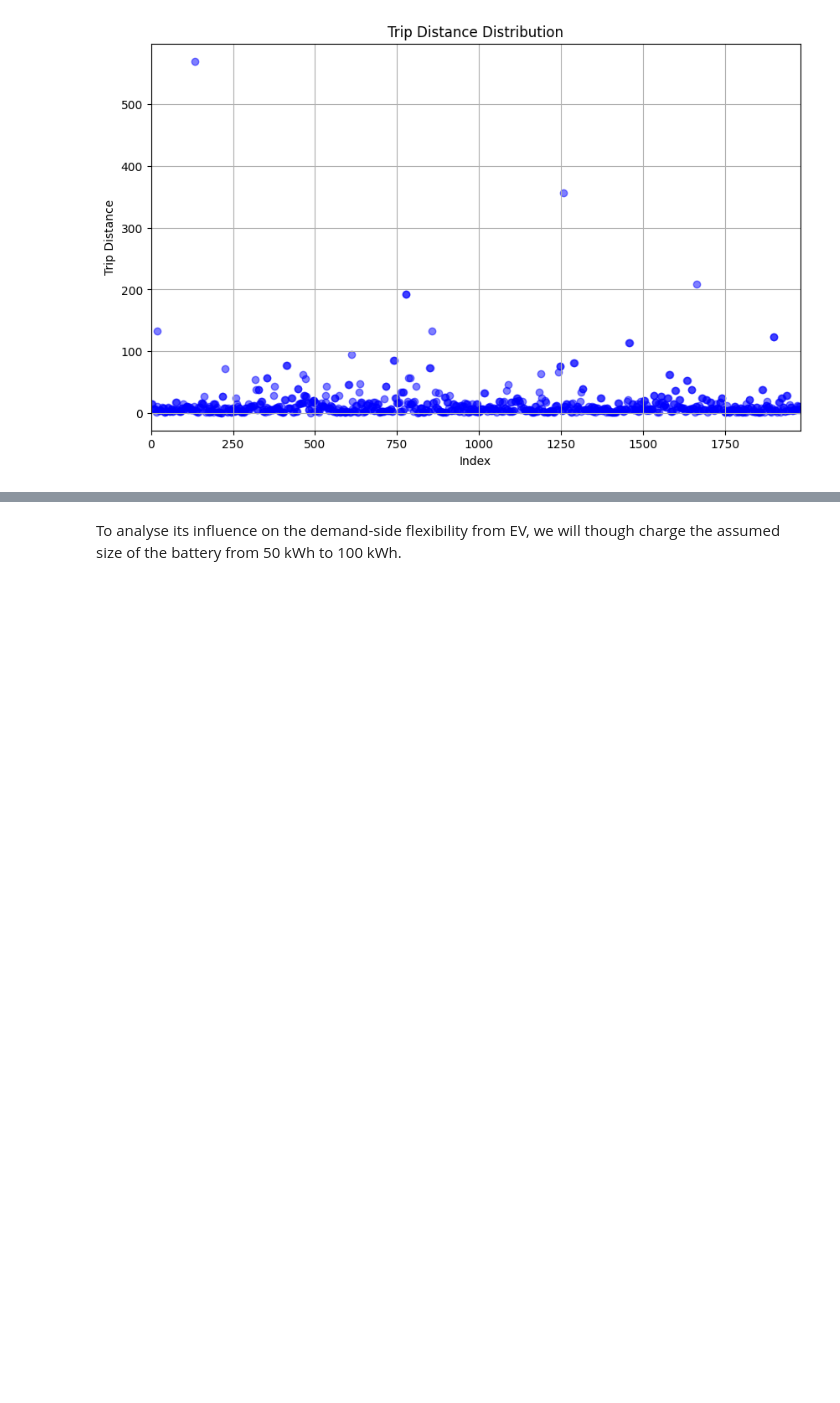
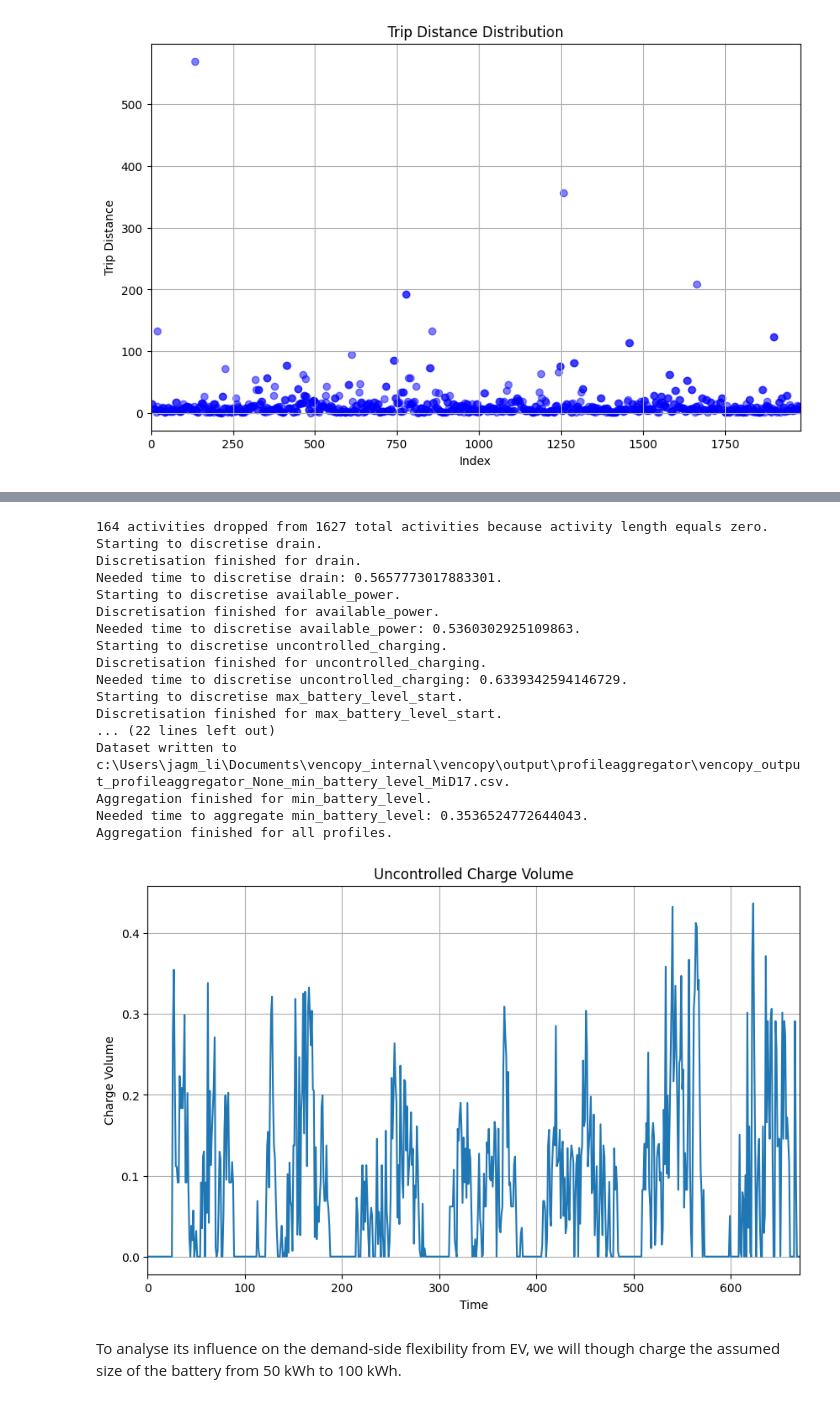
Before and after one commit to areleu/vencopy, a Jupyter notebook: tutorials/vencopy_tutorial_04.ipynb, the cells around one changed output, grey strips where cells are left out. Saved outputs shown, nothing was run; the diff lists cells and outputs as text; code cells hidden in the pictures; blank space fills up the shorter version.

```diff
--- a/tutorials/vencopy_tutorial_04.ipynb
+++ b/tutorials/vencopy_tutorial_04.ipynb
@@ -63,10 +62,12 @@ configDict['user_config']['flexestimators']
 # %% [markdown]
 To use the FlexEstimator class, we first need to run the DataParses as well as the GridModeller as they have an argument to the FlexEstimator class.
 # %%
-vpData = parse_data(configs=configDict)
-vpData= vpData.process()
+basePath = Path.cwd() /'vencopy'
 
-grid = GridModeller(configs=configs, activities=data.activities)
+data = parse_data(configs=configs)
+data= data.process()
+
+grid = GridModeller(configs=configs, activities=data)
 grid.assign_grid()
 # %% [output]
 Generic file parsing properties set up.
@@ -105,6 +108,6 @@ plt.show()
 [figure]
 # %%
 # Estimate charging flexibility based on driving profiles and charge connection
-vpFlex = FlexEstimator(configs=configDict, activities=vpData)
-vpFlex.estimate_technical_flexibility_no_boundary_constraints()
+flex = FlexEstimator(configs=configs, activities=grid.activities)
+flex.estimate_technical_flexibility_through_iteration()
 # %% [output]
@@ -115,3 +189,39 @@ vpEval.plotProfiles(flexEstimator=vpFlex)
+# %%
+diary = DiaryBuilder(configs=configs, activities=flex.activities)
+diary.create_diaries()
+
+
+profiles = ProfileAggregator(configs=configs, activities=diary.activities, profiles=diary)
+profiles.aggregate_profiles()
+
+plt.figure(figsize=(10, 6))
+plt.plot(profiles.uncontrolled_charging_weekly.index, profiles.uncontrolled_charging_weekly.iloc[:])
+plt.xlim(profiles.uncontrolled_charging_weekly.index[0], profiles.uncontrolled_charging_weekly.index[-1])
+plt.title('Uncontrolled Charge Volume')
+plt.xlabel('Time')
+plt.ylabel('Charge Volume')
+plt.grid(True)
+
+plt.show()
+# %% [output]
+164 activities dropped from 1627 total activities because activity length equals zero.
+Starting to discretise drain.
+Discretisation finished for drain.
+Needed time to discretise drain: 0.5657773017883301.
+Starting to discretise available_power.
+Discretisation finished for available_power.
+Needed time to discretise available_power: 0.5360302925109863.
+Starting to discretise uncontrolled_charging.
+Discretisation finished for uncontrolled_charging.
+Needed time to discretise uncontrolled_charging: 0.6339342594146729.
+Starting to discretise max_battery_level_start.
+Discretisation finished for max_battery_level_start.
+... (22 lines left out)
+Dataset written to c:\Users\jagm_li\Documents\vencopy_internal\vencopy\output\profileaggregator\vencopy_output_profileaggregator_None_min_battery_level_MiD17.csv.
+Aggregation finished for min_battery_level.
+Needed time to aggregate min_battery_level: 0.3536524772644043.
+Aggregation finished for all profiles.
+[figure, added]
 # %% [markdown]
 To analyse its influence on the demand-side flexibility from EV, we will though charge the assumed size of the battery from 50 kWh to 100 kWh.
 # %%
```
Also changed, not shown: parts of 13 cells of this notebook, 2 other files.
